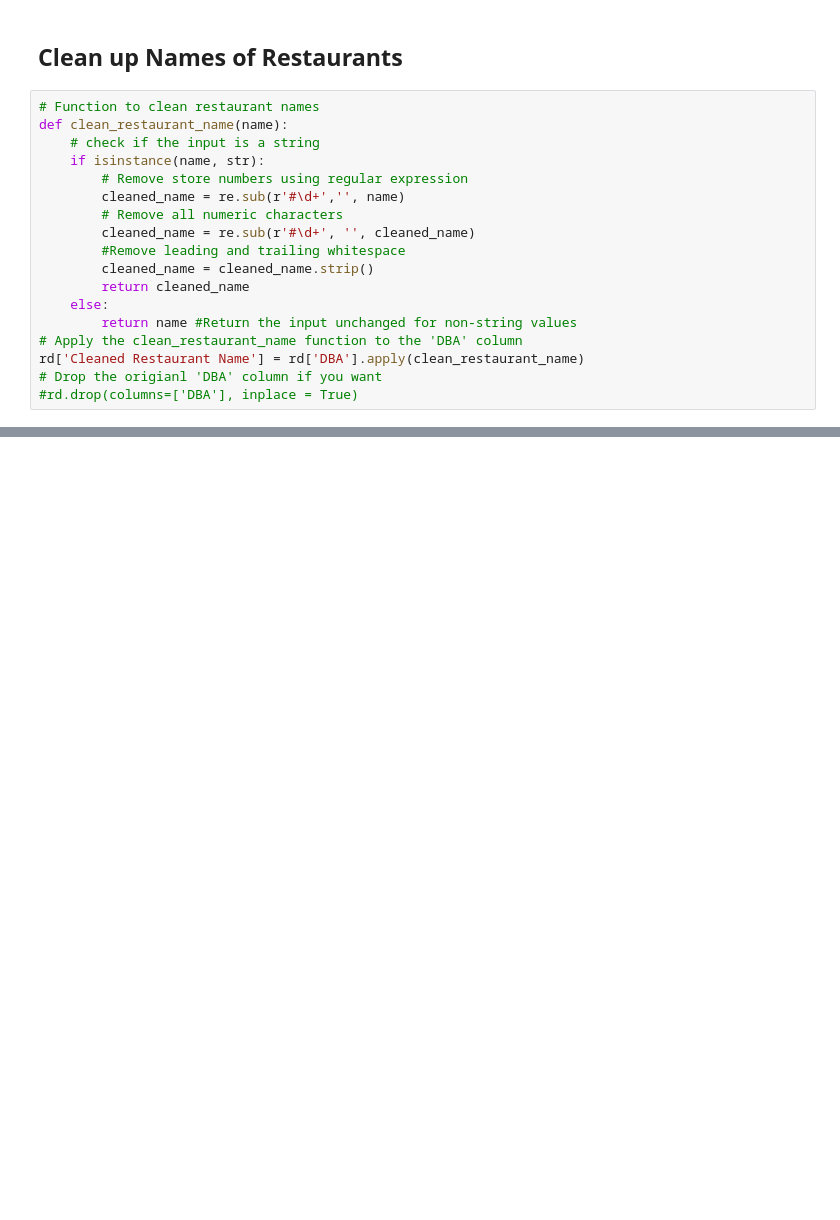
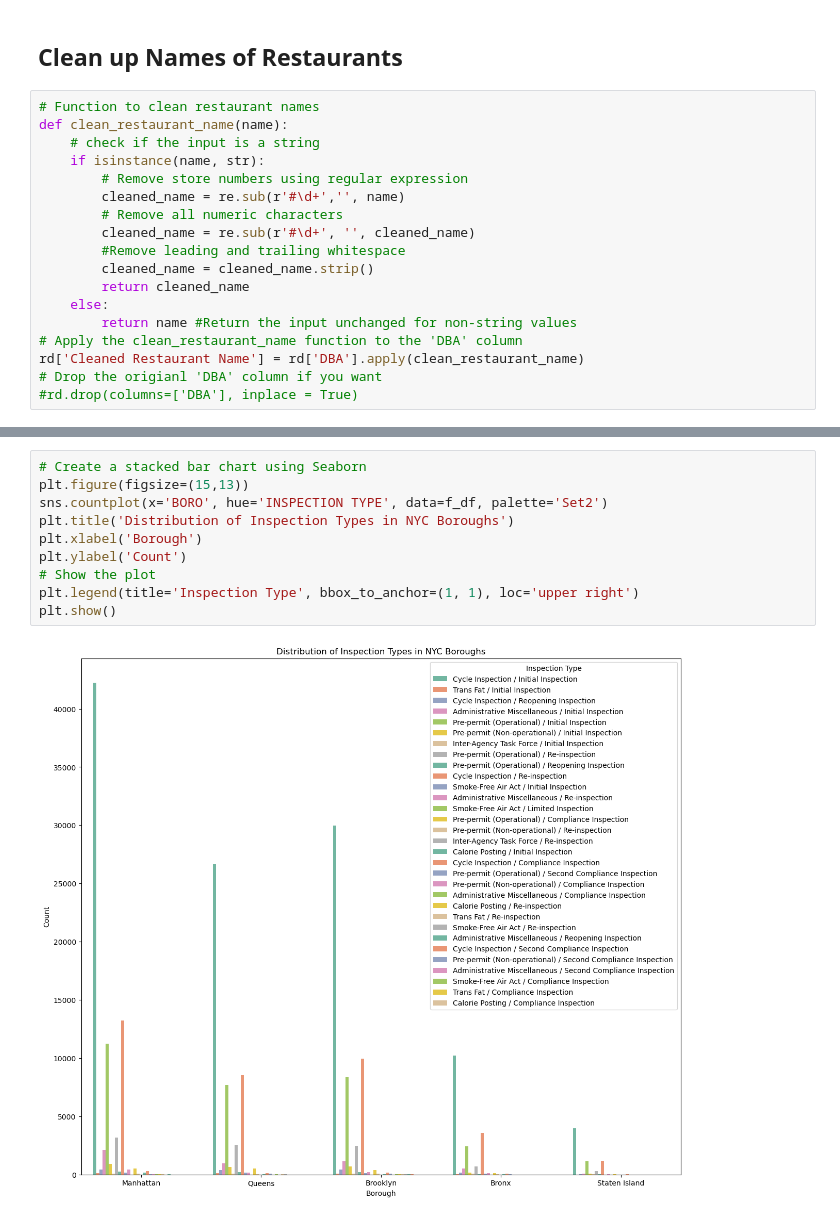
Before and after one commit to Codeguy225/Restaurant-Inspections-Project, a Jupyter notebook: New York City Restaurant Inspections .ipynb, the cells around one changed output, grey strips where cells are left out. Cells and saved outputs as stored; diff of their text form; blank space fills up the shorter version.

```diff
--- a/New York City Restaurant Inspections .ipynb
+++ b/New York City Restaurant Inspections .ipynb
@@ -180,0 +227,12 @@ Name: INSPECTION TYPE, dtype: int64
+# %%
+# Create a stacked bar chart using Seaborn
+plt.figure(figsize=(15,13))
+sns.countplot(x='BORO', hue='INSPECTION TYPE', data=f_df, palette='Set2')
+plt.title('Distribution of Inspection Types in NYC Boroughs')
+plt.xlabel('Borough')
+plt.ylabel('Count')
+# Show the plot
+plt.legend(title='Inspection Type', bbox_to_anchor=(1, 1), loc='upper right')
+plt.show()
+# %% [output]
+[figure, added]
```
Also changed, not shown: parts of 16 cells of this notebook, 1 other file.
